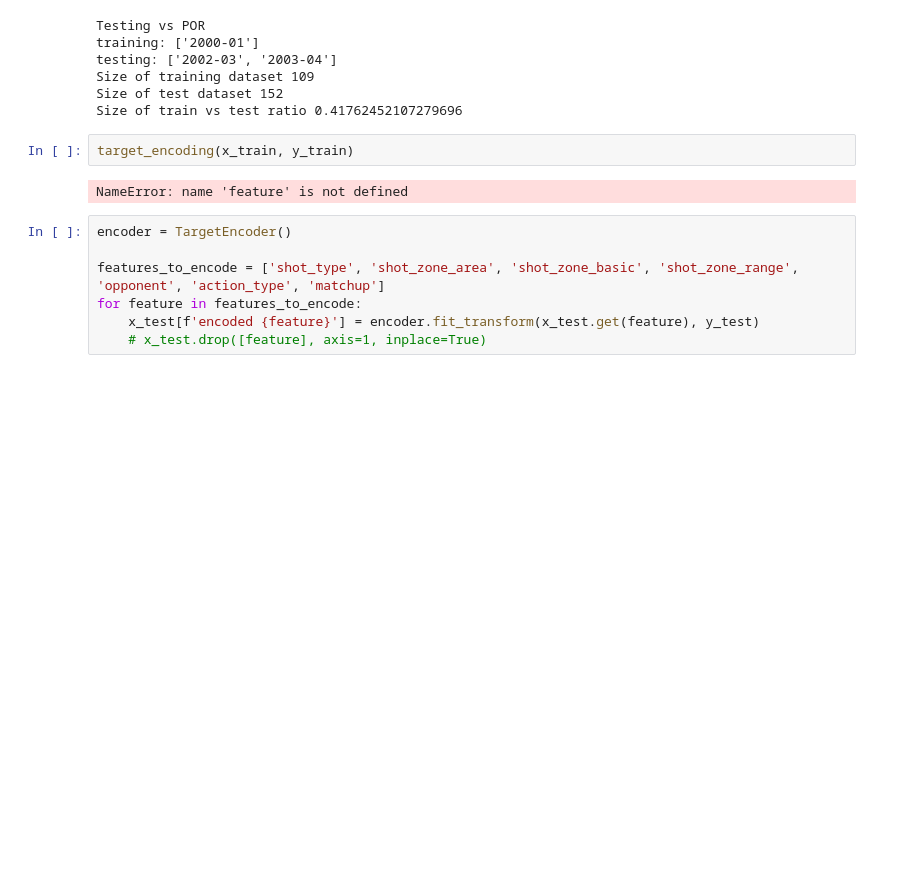
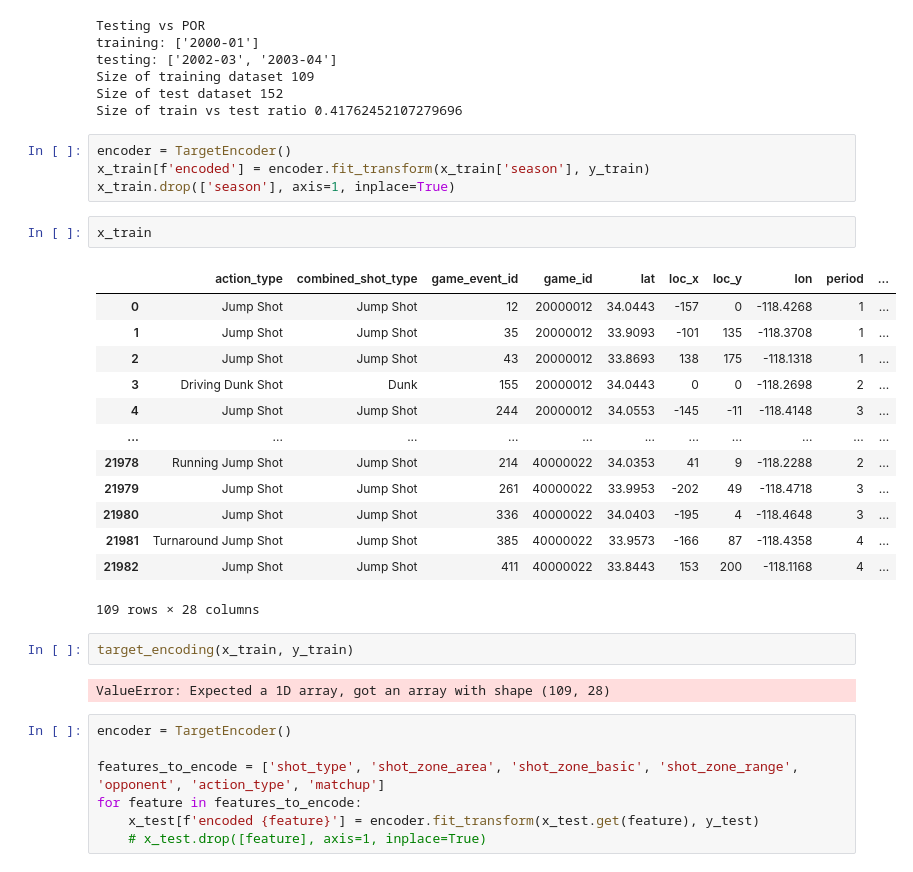
Before and after one commit to mitirmizi/koby-bryant-shot-selection, a Jupyter notebook: src/3-modeling-prep.ipynb, the cells around one changed output. Drawn from its saved outputs; the diff is of its cells as text; blank space fills up the shorter version.

```diff
--- a/src/3-modeling-prep.ipynb
+++ b/src/3-modeling-prep.ipynb
@@ -85,10 +77,30 @@ testing: ['2002-03', '2003-04']
 Size of training dataset 109
 Size of test dataset 152
 Size of train vs test ratio 0.41762452107279696
+# %%
+encoder = TargetEncoder()
+x_train[f'encoded'] = encoder.fit_transform(x_train['season'], y_train)
+x_train.drop(['season'], axis=1, inplace=True)
+# %%
+x_train
+# %% [output]
+|  | action_type | combined_shot_type | game_event_id | game_id | lat | loc_x | loc_y | lon | period | ... |
+| 0 | Jump Shot | Jump Shot | 12 | 20000012 | 34.0443 | -157 | 0 | -118.4268 | 1 | ... |
+| 1 | Jump Shot | Jump Shot | 35 | 20000012 | 33.9093 | -101 | 135 | -118.3708 | 1 | ... |
+| 2 | Jump Shot | Jump Shot | 43 | 20000012 | 33.8693 | 138 | 175 | -118.1318 | 1 | ... |
+| 3 | Driving Dunk Shot | Dunk | 155 | 20000012 | 34.0443 | 0 | 0 | -118.2698 | 2 | ... |
+| 4 | Jump Shot | Jump Shot | 244 | 20000012 | 34.0553 | -145 | -11 | -118.4148 | 3 | ... |
+| ... | ... | ... | ... | ... | ... | ... | ... | ... | ... | ... |
+| 21978 | Running Jump Shot | Jump Shot | 214 | 40000022 | 34.0353 | 41 | 9 | -118.2288 | 2 | ... |
+| 21979 | Jump Shot | Jump Shot | 261 | 40000022 | 33.9953 | -202 | 49 | -118.4718 | 3 | ... |
+| 21980 | Jump Shot | Jump Shot | 336 | 40000022 | 34.0403 | -195 | 4 | -118.4648 | 3 | ... |
+| 21981 | Turnaround Jump Shot | Jump Shot | 385 | 40000022 | 33.9573 | -166 | 87 | -118.4358 | 4 | ... |
+| 21982 | Jump Shot | Jump Shot | 411 | 40000022 | 33.8443 | 153 | 200 | -118.1168 | 4 | ... |
+109 rows × 28 columns
 # %%
 target_encoding(x_train, y_train)
 # %% [output]
-NameError: name 'feature' is not defined
+ValueError: Expected a 1D array, got an array with shape (109, 28)
 # %%
 encoder = TargetEncoder()
 
```
Also changed, not shown: parts of 2 cells of this notebook, 1 other file.
